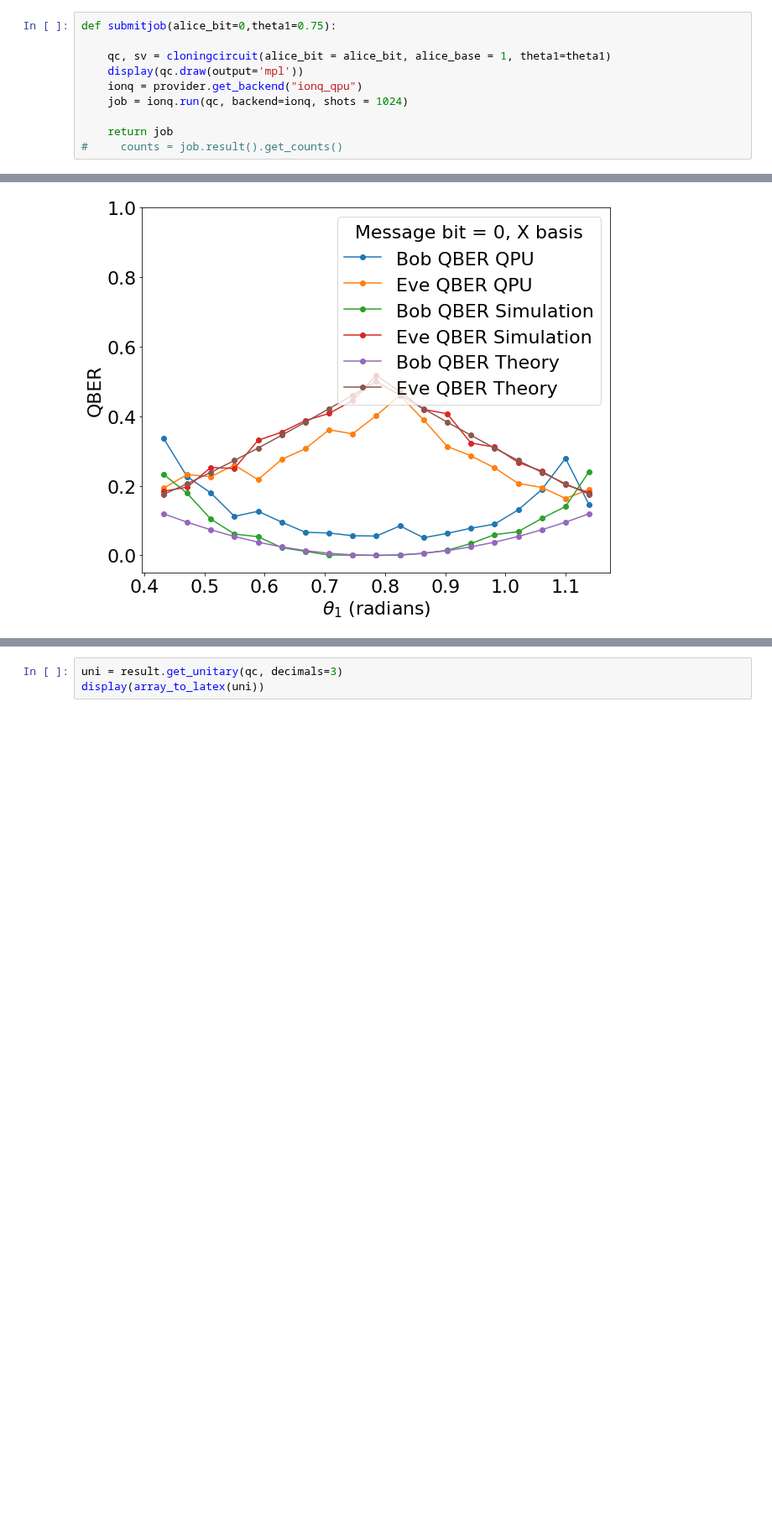
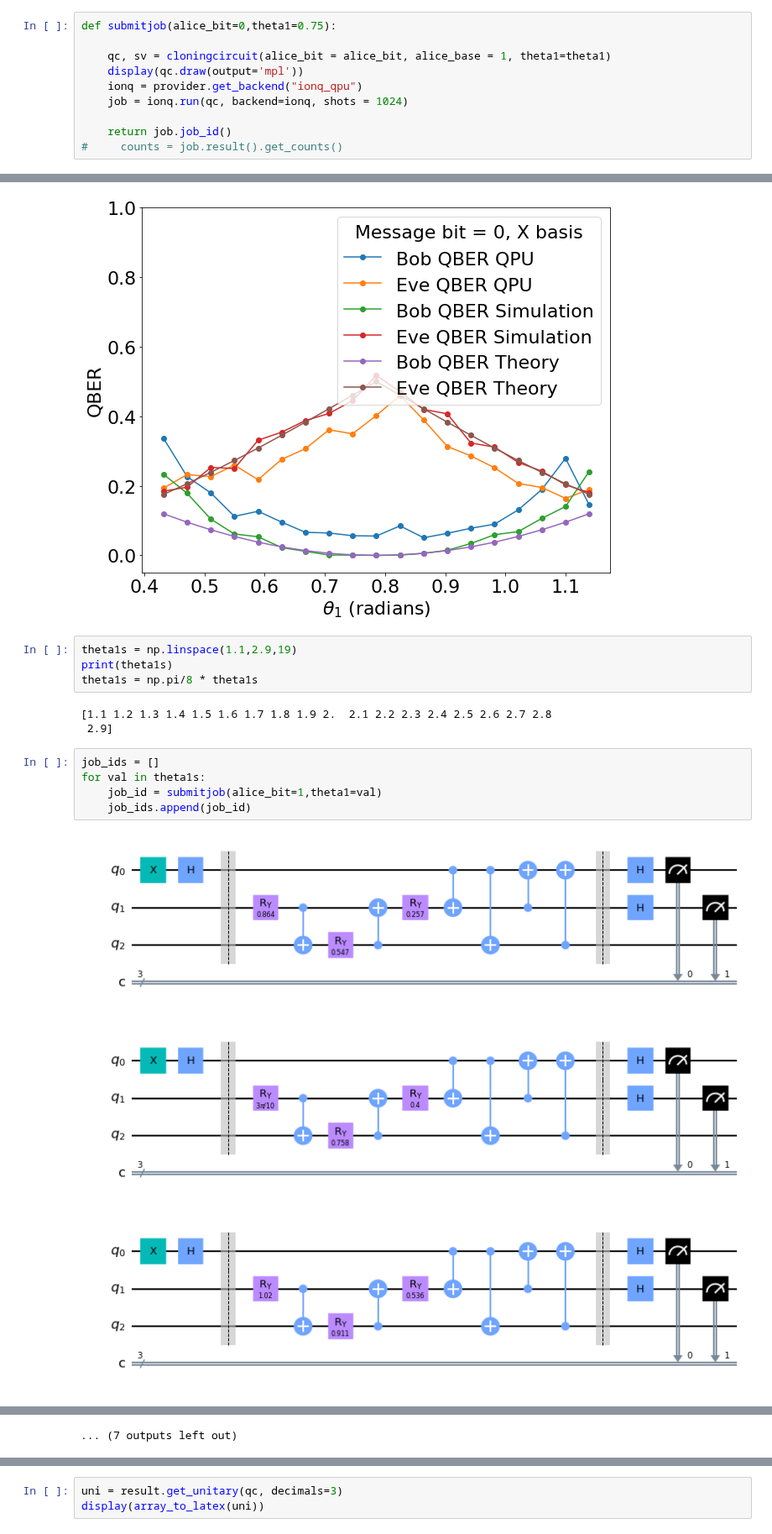
Before and after one commit to egrace479/QuForceBB84Proj, a Jupyter notebook: notebooks/ionq_implementation.ipynb, the cells around one changed output, grey strips where cells are left out. Shown at 84% size. Drawn from its saved outputs; the diff is of its cells as text; blank space fills up the shorter version.

```diff
--- a/notebooks/ionq_implementation.ipynb
+++ b/notebooks/ionq_implementation.ipynb
@@ -297,7 +299,7 @@ def submitjob(alice_bit=0,theta1=0.75):
     ionq = provider.get_backend("ionq_qpu")
     job = ionq.run(qc, backend=ionq, shots = 1024)
 
-    return job
+    return job.job_id()
 #     counts = job.result().get_counts()
 # %%
 submitjob(alice_bit=0,theta1=0.75)
@@ -545,3 +547,19 @@ plt.legend(title="Message bit = 0, X basis")
 plt.show()
 # %% [output]
 [figure]
+# %%
+theta1s = np.linspace(1.1,2.9,19)
+print(theta1s)
+theta1s = np.pi/8 * theta1s
+# %% [output]
+[1.1 1.2 1.3 1.4 1.5 1.6 1.7 1.8 1.9 2.  2.1 2.2 2.3 2.4 2.5 2.6 2.7 2.8
+ 2.9]
+# %%
+job_ids = []
+for val in theta1s:
+    job_id = submitjob(alice_bit=1,theta1=val)
+    job_ids.append(job_id)
+# %% [output]
+[figure, added]
+[figure, added]
+[figure, added]
@@ -547,0 +575 @@ plt.show()
+... (7 outputs left out)
```
Also changed, not shown: parts of 9 cells of this notebook.
